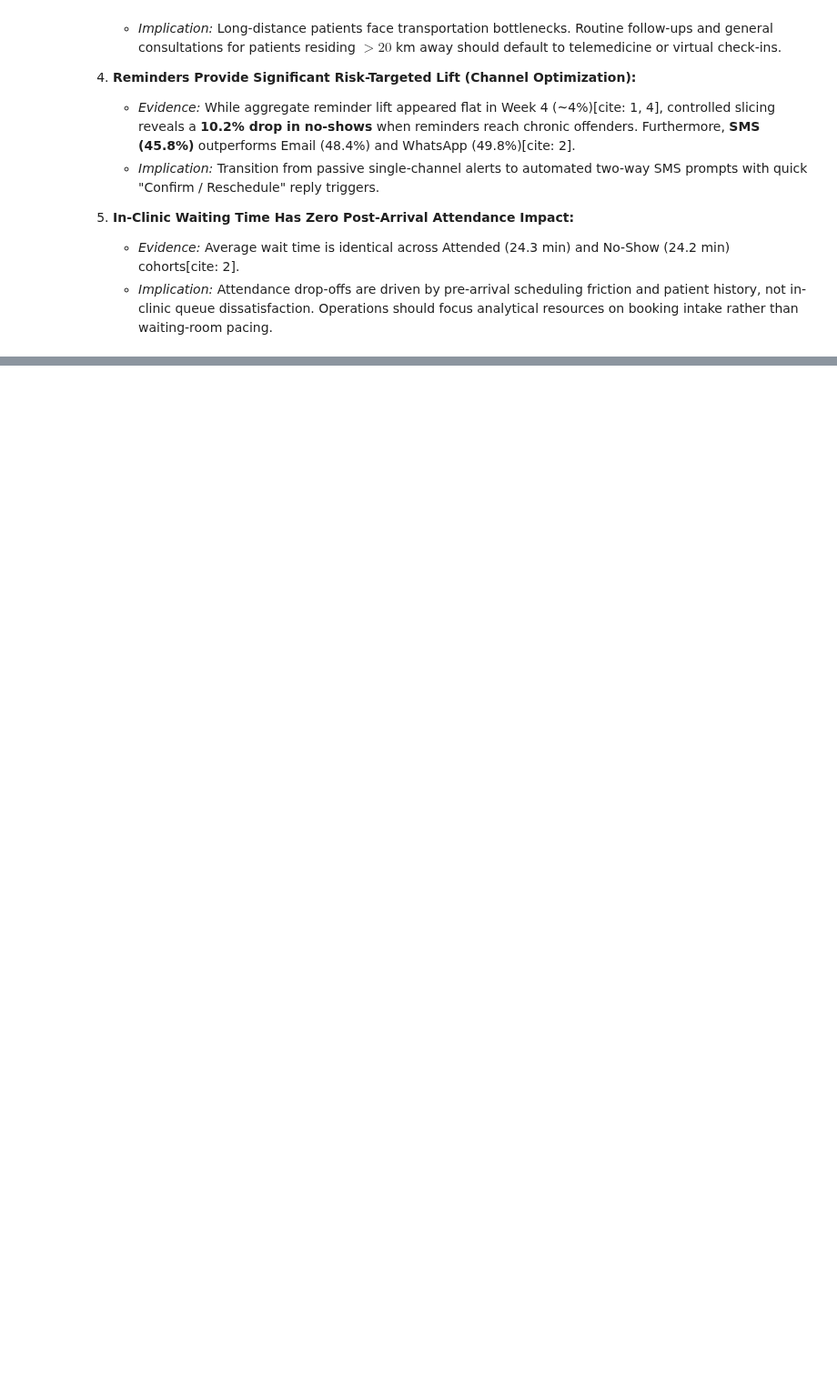
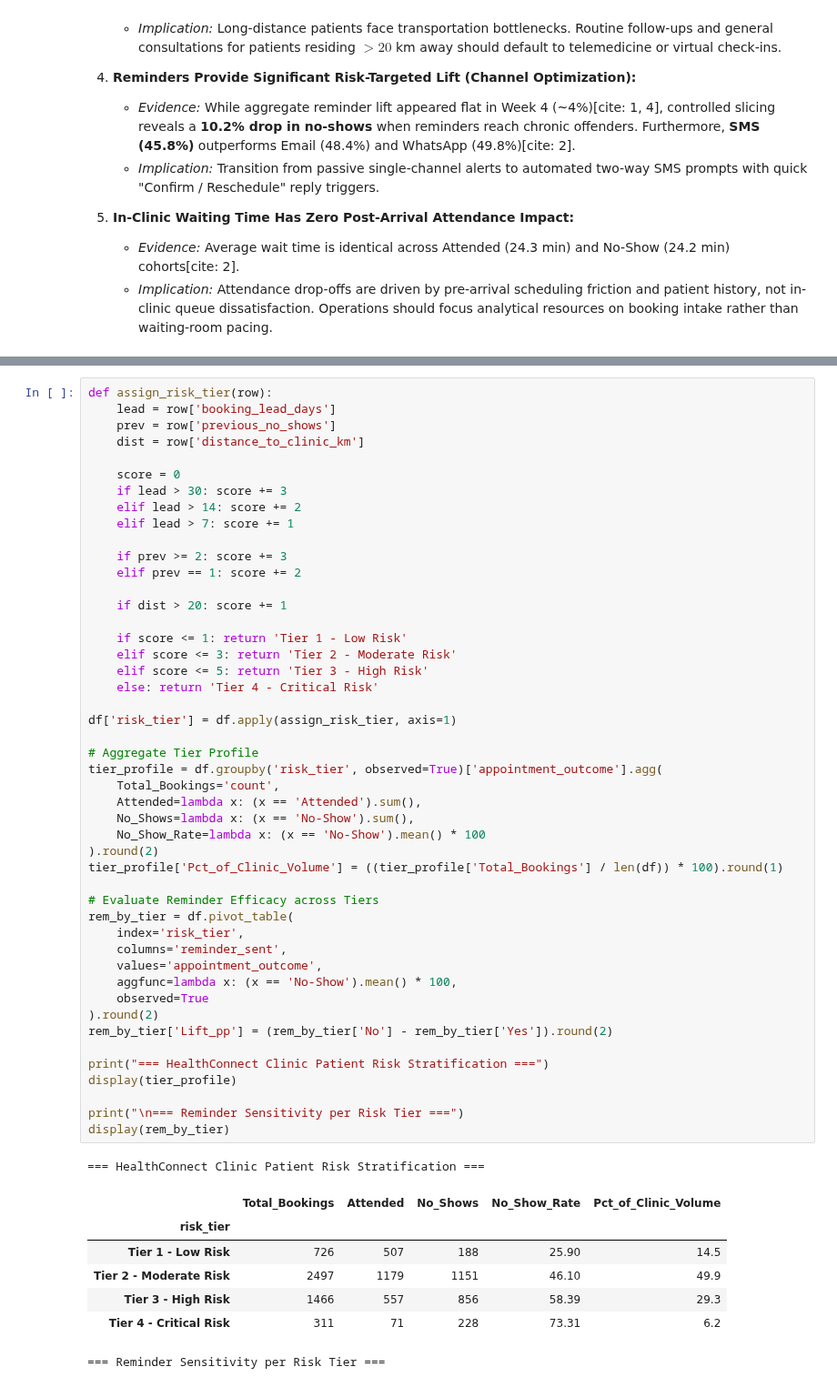
Before and after one commit to brandon-kungu/Health_Connect_Appointments_Analysis, a Jupyter notebook: Health_connect_analysis_notebook.ipynb, the cells around one changed output, grey strips where cells are left out. Shown at 91% size. Drawn from its saved outputs; the diff is of its cells as text; blank space fills up the shorter version.

```diff
--- a/Health_connect_analysis_notebook.ipynb
+++ b/Health_connect_analysis_notebook.ipynb
@@ -1018,0 +1075,56 @@ plt.show()
+# %%
+def assign_risk_tier(row):
+    lead = row['booking_lead_days']
+    prev = row['previous_no_shows']
+    dist = row['distance_to_clinic_km']
+
+    score = 0
+    if lead > 30: score += 3
+    elif lead > 14: score += 2
+    elif lead > 7: score += 1
+
+    if prev >= 2: score += 3
+    elif prev == 1: score += 2
+
+    if dist > 20: score += 1
+
+    if score <= 1: return 'Tier 1 - Low Risk'
+    elif score <= 3: return 'Tier 2 - Moderate Risk'
+    elif score <= 5: return 'Tier 3 - High Risk'
+    else: return 'Tier 4 - Critical Risk'
+
+df['risk_tier'] = df.apply(assign_risk_tier, axis=1)
+
+# Aggregate Tier Profile
+tier_profile = df.groupby('risk_tier', observed=True)['appointment_outcome'].agg(
+    Total_Bookings='count',
+    Attended=lambda x: (x == 'Attended').sum(),
+    No_Shows=lambda x: (x == 'No-Show').sum(),
+    No_Show_Rate=lambda x: (x == 'No-Show').mean() * 100
+).round(2)
+tier_profile['Pct_of_Clinic_Volume'] = ((tier_profile['Total_Bookings'] / len(df)) * 100).round(1)
+
+# Evaluate Reminder Efficacy across Tiers
+rem_by_tier = df.pivot_table(
+    index='risk_tier',
+    columns='reminder_sent',
+    values='appointment_outcome',
+    aggfunc=lambda x: (x == 'No-Show').mean() * 100,
+    observed=True
+).round(2)
+rem_by_tier['Lift_pp'] = (rem_by_tier['No'] - rem_by_tier['Yes']).round(2)
+
+print("=== HealthConnect Clinic Patient Risk Stratification ===")
+display(tier_profile)
+
+print("\n=== Reminder Sensitivity per Risk Tier ===")
+display(rem_by_tier)
+# %% [output]
+=== HealthConnect Clinic Patient Risk Stratification ===
+|  | Total_Bookings | Attended | No_Shows | No_Show_Rate | Pct_of_Clinic_Volume |
+| risk_tier |  |  |  |  |  |
+| Tier 1 - Low Risk | 726 | 507 | 188 | 25.90 | 14.5 |
+| Tier 2 - Moderate Risk | 2497 | 1179 | 1151 | 46.10 | 49.9 |
+| Tier 3 - High Risk | 1466 | 557 | 856 | 58.39 | 29.3 |
+| Tier 4 - Critical Risk | 311 | 71 | 228 | 73.31 | 6.2 |
+=== Reminder Sensitivity per Risk Tier ===
```
Also changed, not shown: parts of 15 cells of this notebook, 1 other file.
